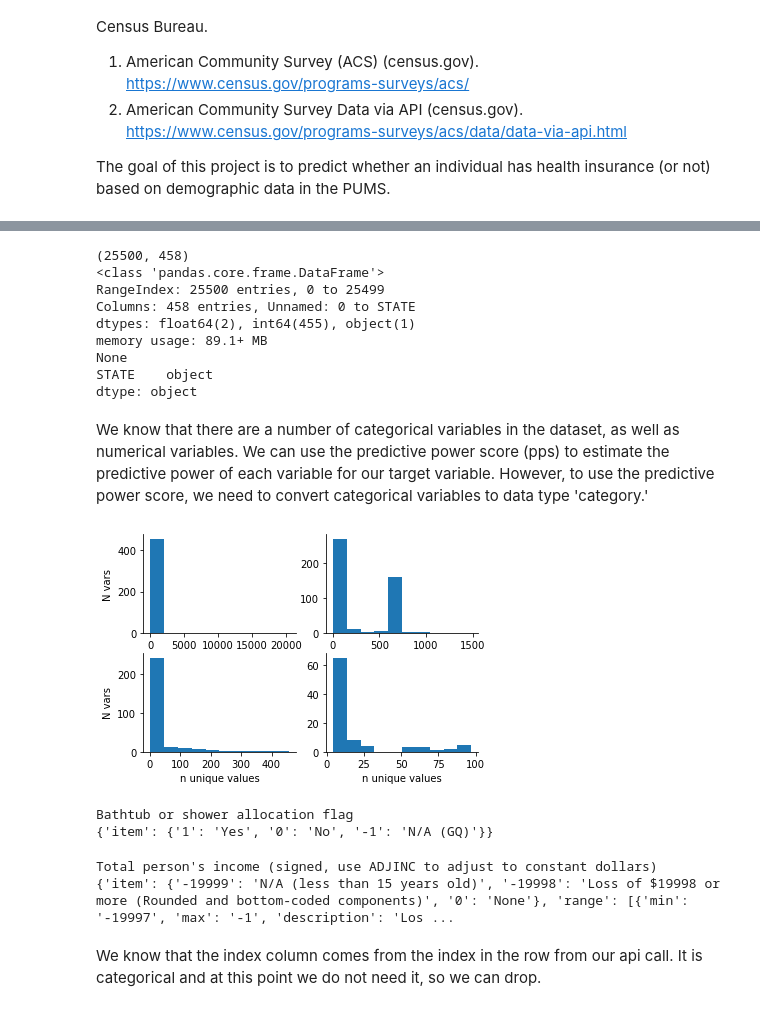
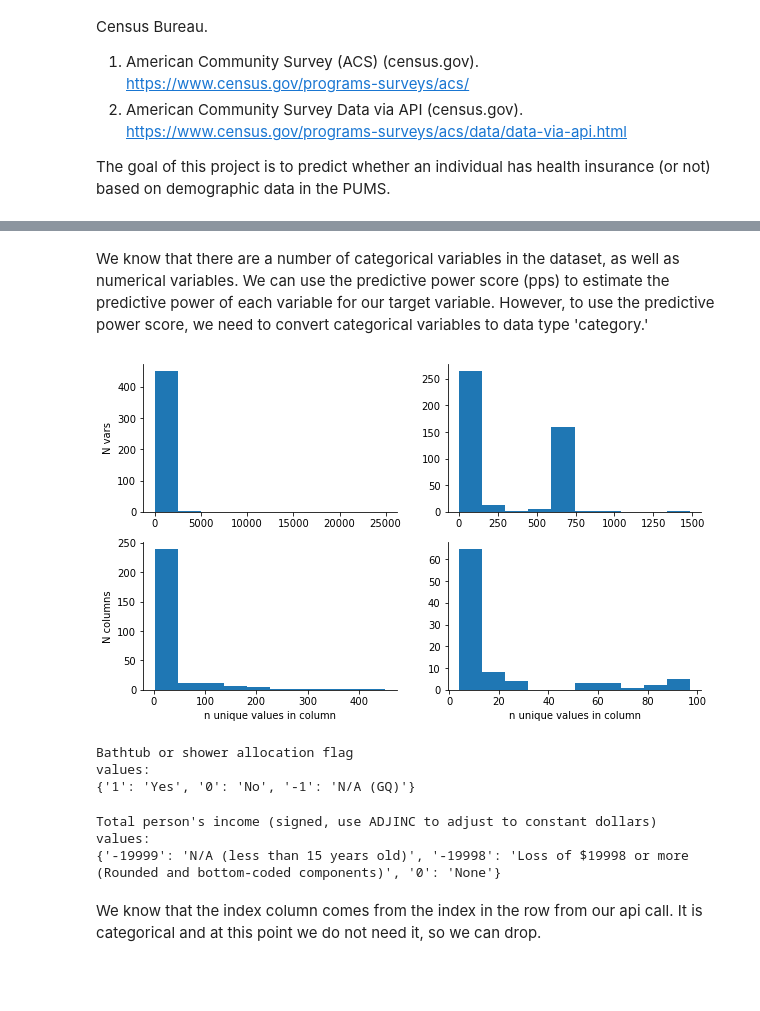
Before and after one commit to kadougherty/census_healthinsurance, a Jupyter notebook: census_healthinsurance_eda.ipynb, the cells around one changed output, grey strips where cells are left out. Cells and saved outputs as stored; diff of their text form; code cells hidden in the pictures; blank space fills up the shorter version.

```diff
--- a/census_healthinsurance_eda.ipynb
+++ b/census_healthinsurance_eda.ipynb
@@ -50,4 +31,6 @@ Load the cleaned data from csv file.
 nsamples = 500
 datadir  = os.path.join(os.getcwd(),"data")
 fname    = os.path.join(datadir,'allstates_subsample' + str(nsamples) + '.csv')
-df       = pd.read_csv(fname)
+df       = pd.read_csv(fname,low_memory=False)
+codedict = utils.getCodeDictionary()
+df
@@ -54,64 +51,55 @@ df       = pd.read_csv(fname)
 # %%
-print(df.shape)
-print(df.info())
 df.drop('Unnamed: 0',axis=1,inplace=True)
-print(df.dtypes[df.dtypes == 'object'])
-# %% [output]
-(25500, 458)
-<class 'pandas.core.frame.DataFrame'>
-RangeIndex: 25500 entries, 0 to 25499
-Columns: 458 entries, Unnamed: 0 to STATE
-dtypes: float64(2), int64(455), object(1)
-memory usage: 89.1+ MB
-None
-STATE    object
-dtype: object
 # %% [markdown]
 We know that there are a number of categorical variables in the dataset, as well as numerical variables. We can use the predictive power score (pps) to estimate the predictive power of each variable for our target variable. However, to use the predictive power score, we need to convert categorical variables to data type 'category.'
 # %%
 #try to identify categorical variables by considering number of unique values?
-plt.figure()
+plt.figure(figsize=(10,6))
 plt.subplot(2,2,1)
 plt.hist(df.nunique())
 plt.ylabel('N vars')
 plt.title('')
 sns.despine()
 
 plt.subplot(2,2,2)
 plt.hist(df.nunique()[df.nunique().between(1,1500)])
 sns.despine()
 
 plt.subplot(2,2,3)
 plt.hist(df.nunique()[df.nunique().between(1,500)])
 sns.despine()
-plt.xlabel('n unique values')
-plt.ylabel('N vars')
+plt.xlabel('n unique values in column')
+plt.ylabel('N columns')
 
 plt.subplot(2,2,4)
 plt.hist(df.nunique()[df.nunique().between(4,100)])
 sns.despine()
-plt.xlabel('n unique values')
+plt.xlabel('n unique values in column')
 plt.show()
 # %% [output]
-[figure, old version]
+[figure, new version]
 # %%
 # spot check info available for a variable that is very likely categorical (<=3 unique values)
 cols = df.columns[df.nunique().between(2,3)]
-dets = variableDetails(cols[0])
+dets = utils.variableDetails(cols[0])
 print(dets['label'])
-print(dets['values'])
+print('values:')
+print(dets['values']['item'])
 # %% [output]
 Bathtub or shower allocation flag
-{'item': {'1': 'Yes', '0': 'No', '-1': 'N/A (GQ)'}}
+values:
+{'1': 'Yes', '0': 'No', '-1': 'N/A (GQ)'}
 # %%
 # spot check info available for a variable that is very likely numerical (> 500 unique values)
 cols = df.columns[df.nunique().gt(800)]
-dets = variableDetails(cols[1])
+dets = utils.variableDetails(cols[1])
 print(dets['label'])
-print(dets['values'])
+print('values:')
+print(dets['values']['item'])
 # %% [output]
 Total person's income (signed, use ADJINC to adjust to constant dollars)
-{'item': {'-19999': 'N/A (less than 15 years old)', '-19998': 'Loss of $19998 or more (Rounded and bottom-coded components)', '0': 'None'}, 'range': [{'min': '-19997', 'max': '-1', 'description': 'Los ...
+values:
+{'-19999': 'N/A (less than 15 years old)', '-19998': 'Loss of $19998 or more (Rounded and bottom-coded components)', '0': 'None'}
 # %% [markdown]
 We know that the index column comes from the index in the row from our api call. It is categorical and at this point we do not need it, so we can drop.
 # %%
```
Also changed, not shown: parts of 20 cells of this notebook, 2 other files.
